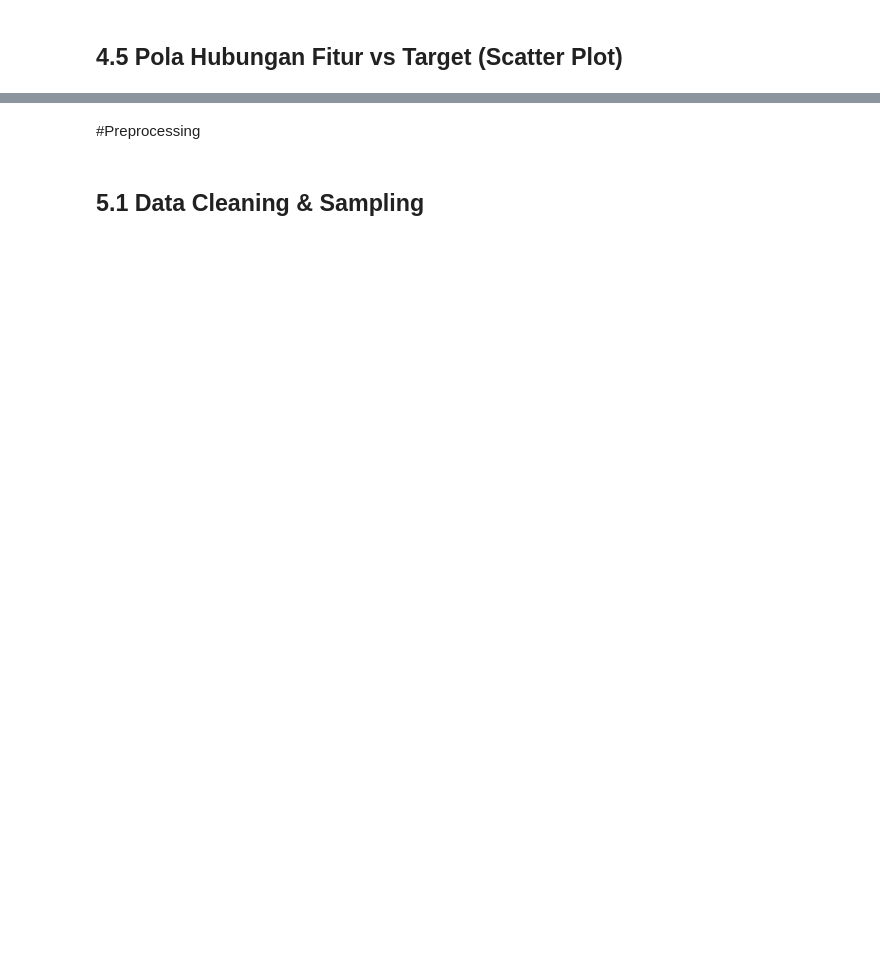
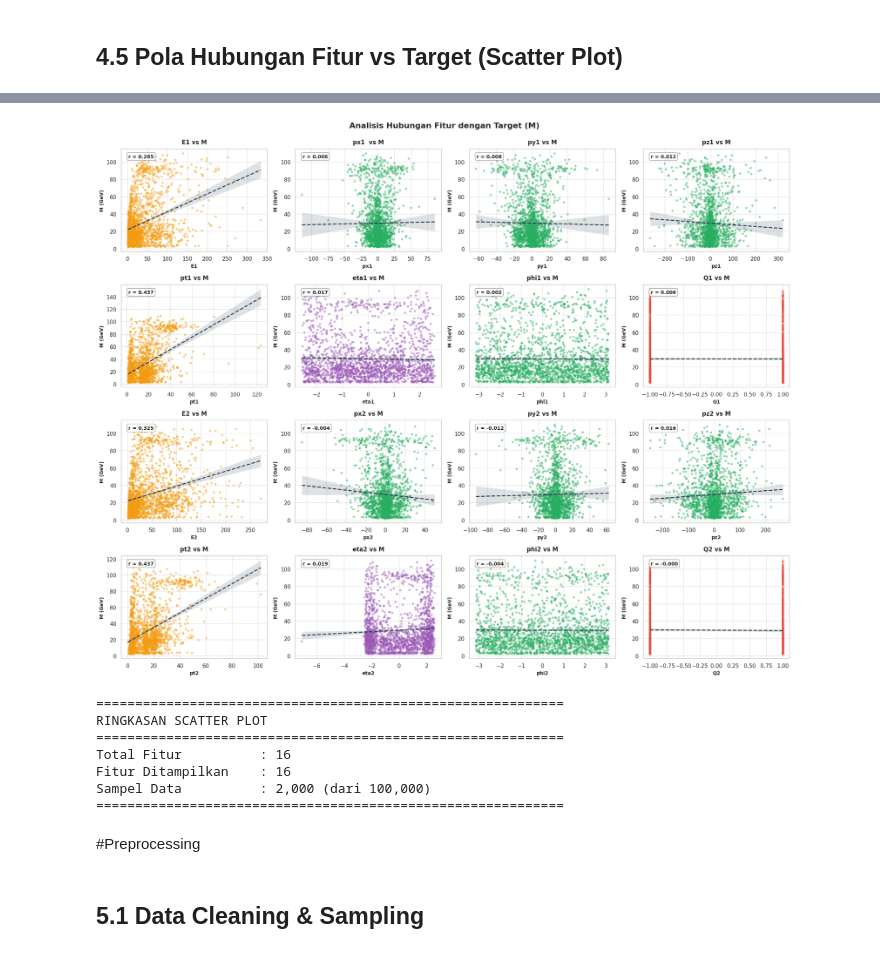
Before and after one commit to Imronrsya/CERN-Electron-Collision-Data, a Jupyter notebook: CERN_Electron_Collision_Data_Tubes_ML.ipynb, the cells around one changed output, grey strips where cells are left out. Drawn from its saved outputs; the diff is of its cells as text; code cells hidden in the pictures; blank space fills up the shorter version.

```diff
--- a/CERN_Electron_Collision_Data_Tubes_ML.ipynb
+++ b/CERN_Electron_Collision_Data_Tubes_ML.ipynb
@@ -214,3 +372,74 @@ Scatter Plot ditampilkan untuk 16 fitur dengan 2.000 sampel data.
+# %%
+features_to_check = [col for col in df.columns if col not in ['M', 'Run', 'Event']]
+
+df_plot = df.sample(n=2000, random_state=42)
+
+n_cols = 4
+n_rows = 4
+features_display = features_to_check[:n_cols * n_rows]
+
+fig, axes = plt.subplots(n_rows, n_cols, figsize=(20, 16))
+axes = axes.flatten()
+
+for i, col in enumerate(features_display):
+    if 'E' in col or 'pt' in col:
+        color = '#F39C12'
+    elif 'p' in col and 't' not in col:
+        color = '#27AE60'
+    elif 'phi' in col or 'eta' in col:
+        color = '#9B59B6'
+    elif 'Q' in col:
+        color = '#E74C3C'
+    else:
+        color = '#3498DB'
+
+    axes[i].scatter(df_plot[col], df_plot['M'], alpha=0.5, s=20,
+                   color=color, edgecolors='none')
+
+    sns.regplot(x=df_plot[col], y=df_plot['M'], scatter=False,
+               color='#2C3E50', line_kws={'linestyle':'--', 'linewidth':2}, ax=axes[i])
+
+    axes[i].set_title(f"{col} vs M", fontsize=12, fontweight='bold', pad=10)
+    axes[i].set_xlabel(col, fontsize=10, fontweight='bold')
+    axes[i].set_ylabel("M (GeV)", fontsize=10, fontweight='bold')
+    axes[i].grid(True, linestyle='--', alpha=0.3, color='gray')
+    axes[i].set_axisbelow(True)
+
+    corr_value = df[col].corr(df['M'])
+    corr_text = f"r = {corr_value:.3f}"
+    axes[i].text(0.05, 0.95, corr_text, transform=axes[i].transAxes,
+                fontsize=10, verticalalignment='top', fontweight='bold',
+                bbox=dict(boxstyle='round', facecolor='white', alpha=0.8, edgecolor='gray'))
+
+for j in range(len(features_display), len(axes)):
+    axes[j].axis('off')
+
+plt.suptitle("Analisis Hubungan Fitur dengan Target (M)", fontsize=16, fontweight='bold', y=0.995)
+plt.tight_layout()
+plt.show()
+
+print("\n" + "="*60)
+print("RINGKASAN SCATTER PLOT")
+print("="*60)
+print(f"Total Fitur          : {len(features_to_check)}")
+print(f"Fitur Ditampilkan    : {len(features_display)}")
+print(f"Sampel Data          : 2,000 (dari {len(df):,})")
+
+if len(features_to_check) > n_cols * n_rows:
+    remaining = features_to_check[n_cols * n_rows:]
+    print(f"Fitur Tidak Tampil   : {len(remaining)}")
+    print(f"                       {', '.join(remaining)}")
+
+print("="*60)
+# %% [output]
+[figure, added]
+============================================================
+RINGKASAN SCATTER PLOT
+============================================================
+Total Fitur          : 16
+Fitur Ditampilkan    : 16
+Sampel Data          : 2,000 (dari 100,000)
+============================================================
 # %% [markdown]
 #Preprocessing
 # %% [markdown]
```
Also changed, not shown: parts of 34 cells of this notebook.
